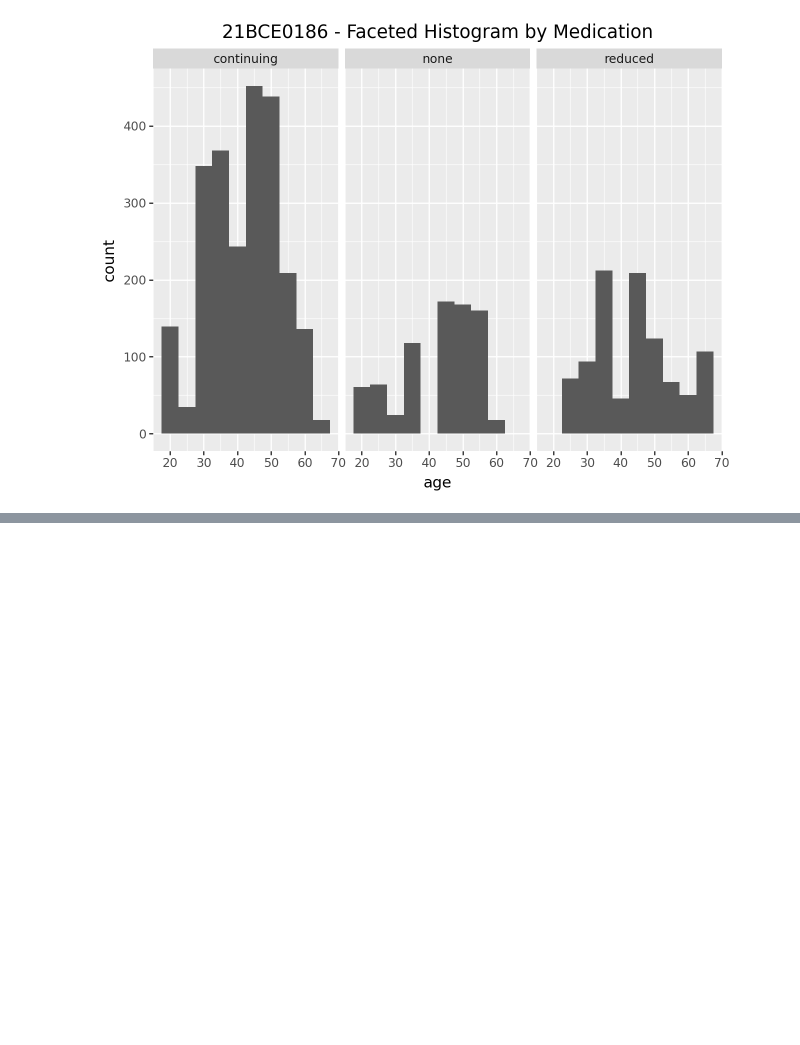
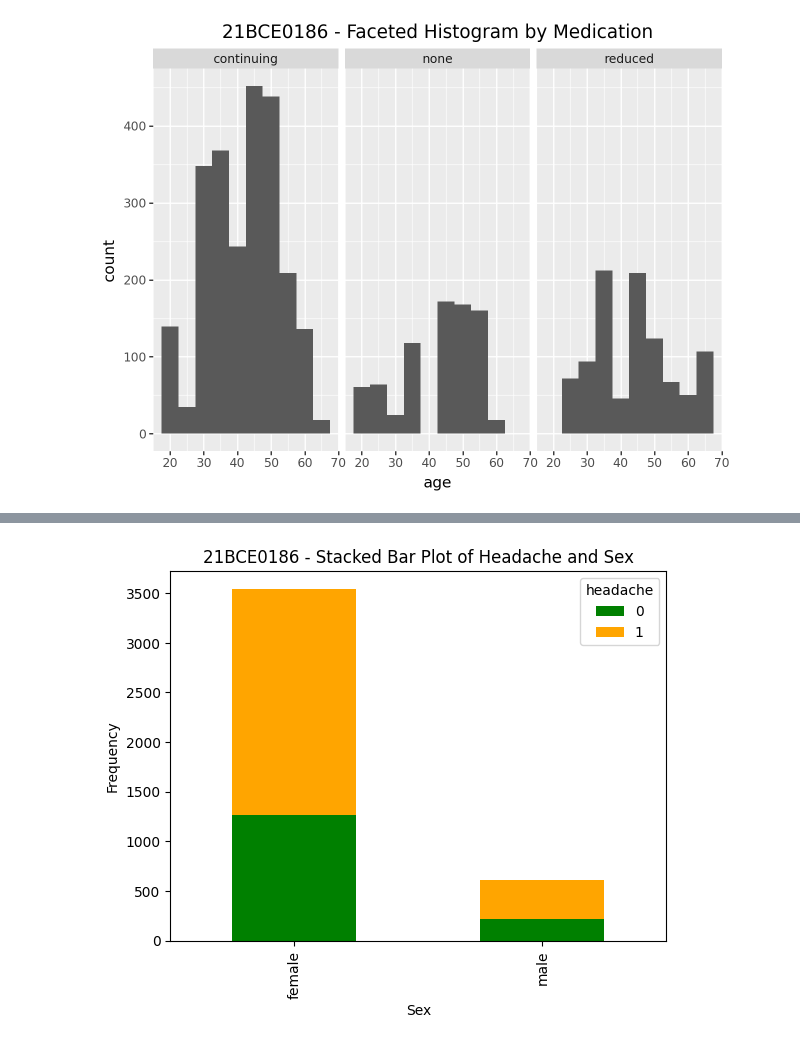
Before and after one commit to jainaryan/eda-class, a Jupyter notebook: EDA_task.ipynb, the cells around one changed output, grey strips where cells are left out. Saved outputs shown, nothing was run; the diff lists cells and outputs as text; code cells hidden in the pictures; blank space fills up the shorter version.

```diff
--- a/EDA_task.ipynb
+++ b/EDA_task.ipynb
@@ -470,0 +643,10 @@ plt.show()
+# %%
+# Stacked bar plot for 'headache' and 'sex'
+headache_sex_cross = pd.crosstab(data['sex'], data['headache'])
+headache_sex_cross.plot(kind='bar', stacked=True, color=['green', 'orange'])
+plt.title('21BCE0186 - Stacked Bar Plot of Headache and Sex')
+plt.xlabel('Sex')
+plt.ylabel('Frequency')
+plt.show()
+# %% [output]
+[figure, added]
```
Also changed, not shown: parts of 10 cells of this notebook.
